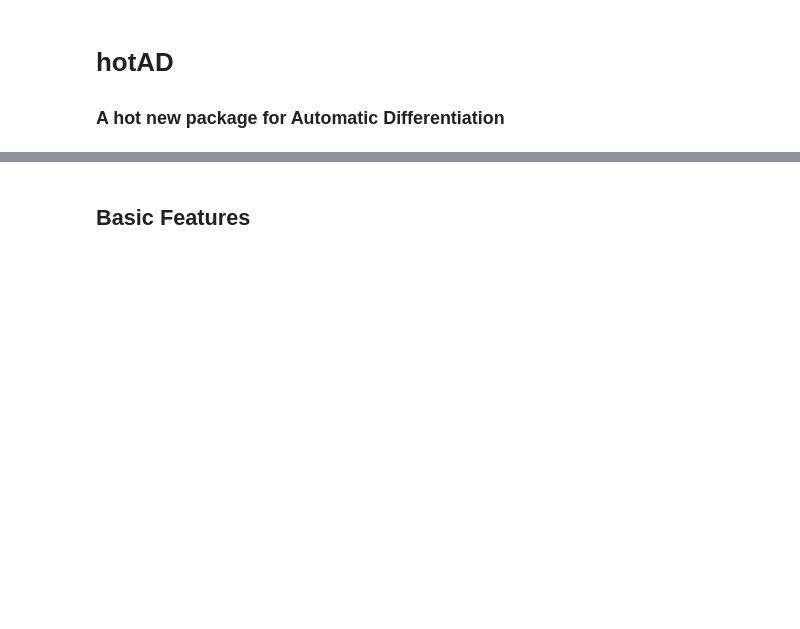
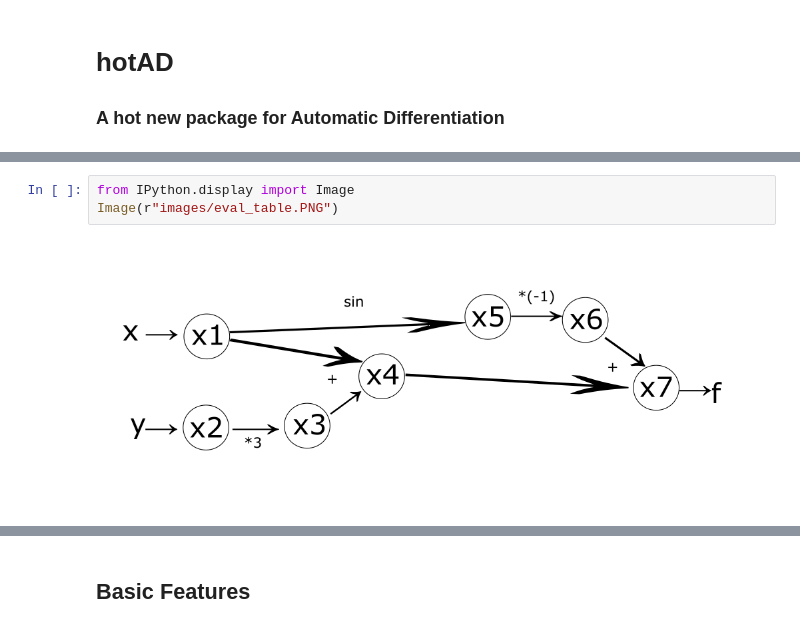
Before and after one commit to CS207ProjectGroup8/cs207-FinalProject, a Jupyter notebook: docs/Presentation.ipynb, the cells around one changed output, grey strips where cells are left out. Drawn from its saved outputs; the diff is of its cells as text; blank space fills up the shorter version.

```diff
--- a/docs/Presentation.ipynb
+++ b/docs/Presentation.ipynb
@@ -15,0 +30,5 @@ Background - Chain Rule
+# %%
+from IPython.display import Image
+Image(r"images/eval_table.PNG")
+# %% [output]
+[figure, added]
```
Also changed, not shown: parts of 9 cells of this notebook, 3 other files.
